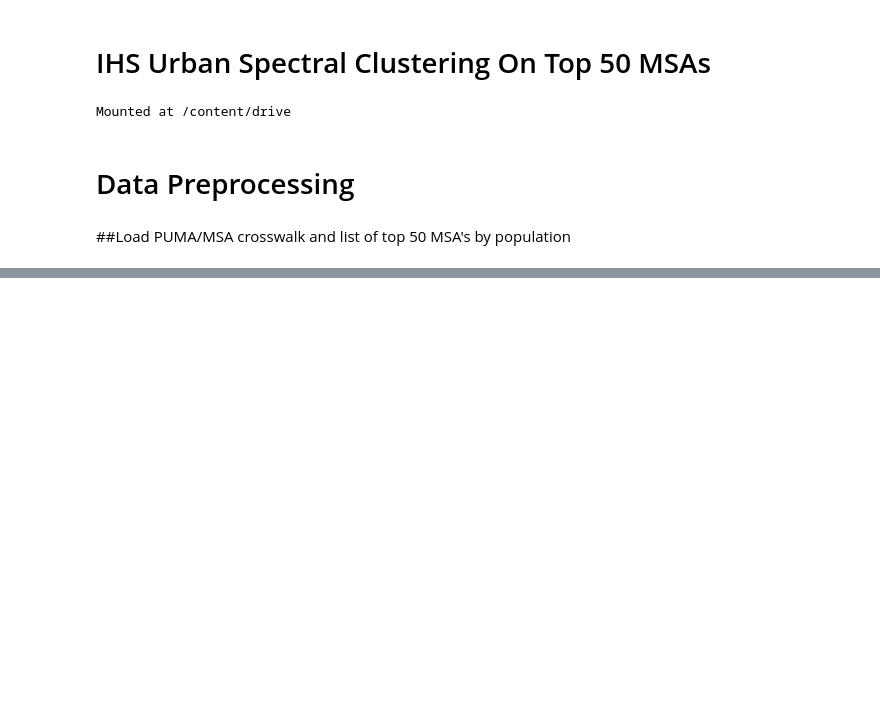
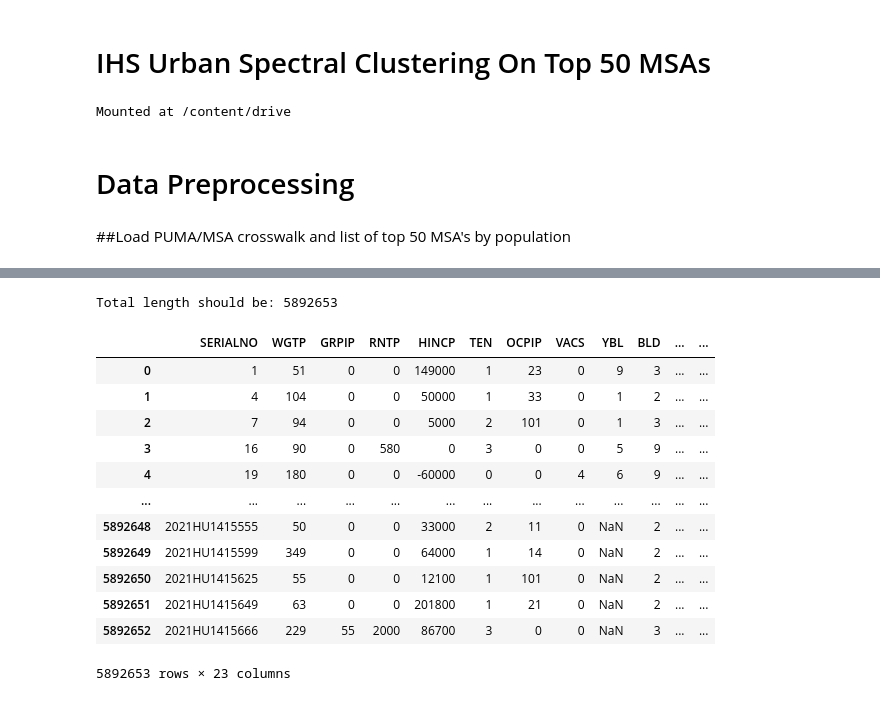
Before and after one commit to Stephen42Kim/IHS, a Jupyter notebook: Top50MSASpectralClustering.ipynb, the cells around one changed output, grey strips where cells are left out. Cells and saved outputs as stored; diff of their text form; code cells hidden in the pictures; blank space fills up the shorter version.

```diff
--- a/Top50MSASpectralClustering.ipynb
+++ b/Top50MSASpectralClustering.ipynb
@@ -54,0 +275,5 @@ x[:5]
+# %%
+# Get 2017 data
+
+acs2017 = readACS(2017)
+acs2017.head()
@@ -54,0 +306,5 @@ x[:5]
+# %%
+# Get 2018 data
+
+acs2018 = readACS(2018)
+acs2018.head()
@@ -54,0 +337,5 @@ x[:5]
+# %%
+# Get 2019 data
+
+acs2019 = readACS(2019)
+acs2019.head()
@@ -54,0 +405,25 @@ x[:5]
+# %%
+# Merge all acs files
+acsTotal = pd.concat([acs2012, acs2013, acs2014, acs2015, acs2016, acs2017, acs2018, acs2019, acs2021], ignore_index=True)
+
+# Confirm the total length
+totalLength = acs2012.shape[0] + acs2013.shape[0] + acs2014.shape[0] + acs2015.shape[0] + acs2016.shape[0] + acs2017.shape[0] + \
+acs2018.shape[0] + acs2019.shape[0] + acs2021.shape[0]
+print('Total length should be: {}'.format(totalLength))
+
+acsTotal
+# %% [output]
+Total length should be: 5892653
+|  | SERIALNO | WGTP | GRPIP | RNTP | HINCP | TEN | OCPIP | VACS | YBL | BLD | ... | ... |
+| 0 | 1 | 51 | 0 | 0 | 149000 | 1 | 23 | 0 | 9 | 3 | ... | ... |
+| 1 | 4 | 104 | 0 | 0 | 50000 | 1 | 33 | 0 | 1 | 2 | ... | ... |
+| 2 | 7 | 94 | 0 | 0 | 5000 | 2 | 101 | 0 | 1 | 3 | ... | ... |
+| 3 | 16 | 90 | 0 | 580 | 0 | 3 | 0 | 0 | 5 | 9 | ... | ... |
+| 4 | 19 | 180 | 0 | 0 | -60000 | 0 | 0 | 4 | 6 | 9 | ... | ... |
+| ... | ... | ... | ... | ... | ... | ... | ... | ... | ... | ... | ... | ... |
+| 5892648 | 2021HU1415555 | 50 | 0 | 0 | 33000 | 2 | 11 | 0 | NaN | 2 | ... | ... |
+| 5892649 | 2021HU1415599 | 349 | 0 | 0 | 64000 | 1 | 14 | 0 | NaN | 2 | ... | ... |
+| 5892650 | 2021HU1415625 | 55 | 0 | 0 | 12100 | 1 | 101 | 0 | NaN | 2 | ... | ... |
+| 5892651 | 2021HU1415649 | 63 | 0 | 0 | 201800 | 1 | 21 | 0 | NaN | 2 | ... | ... |
+| 5892652 | 2021HU1415666 | 229 | 55 | 2000 | 86700 | 3 | 0 | 0 | NaN | 3 | ... | ... |
+5892653 rows × 23 columns
```
Also changed, not shown: parts of 13 cells of this notebook.
